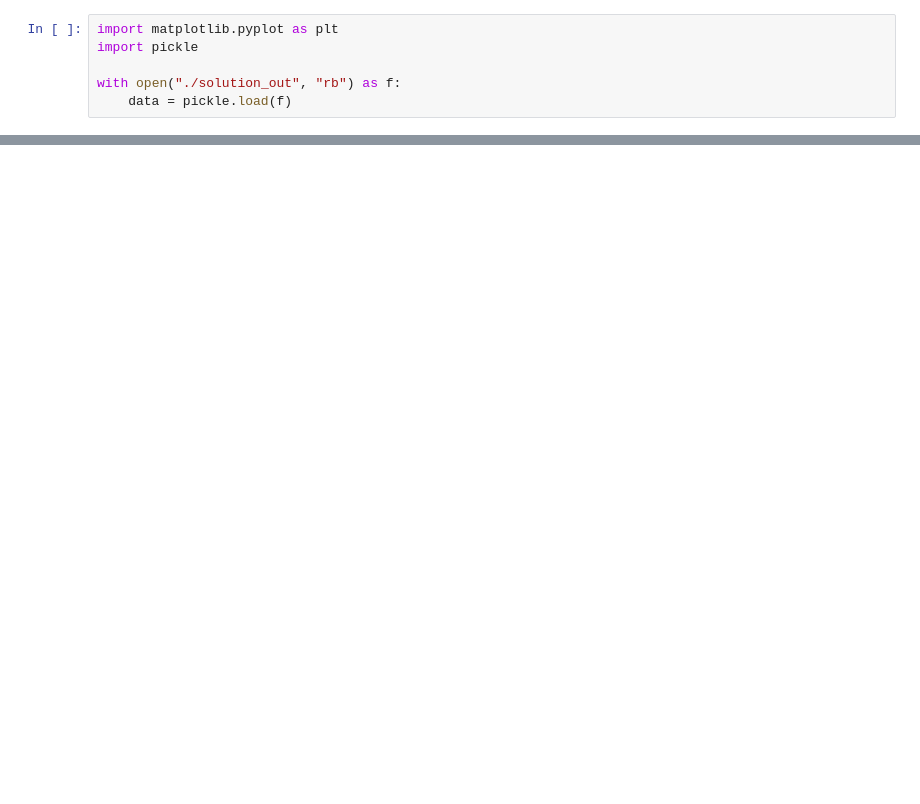
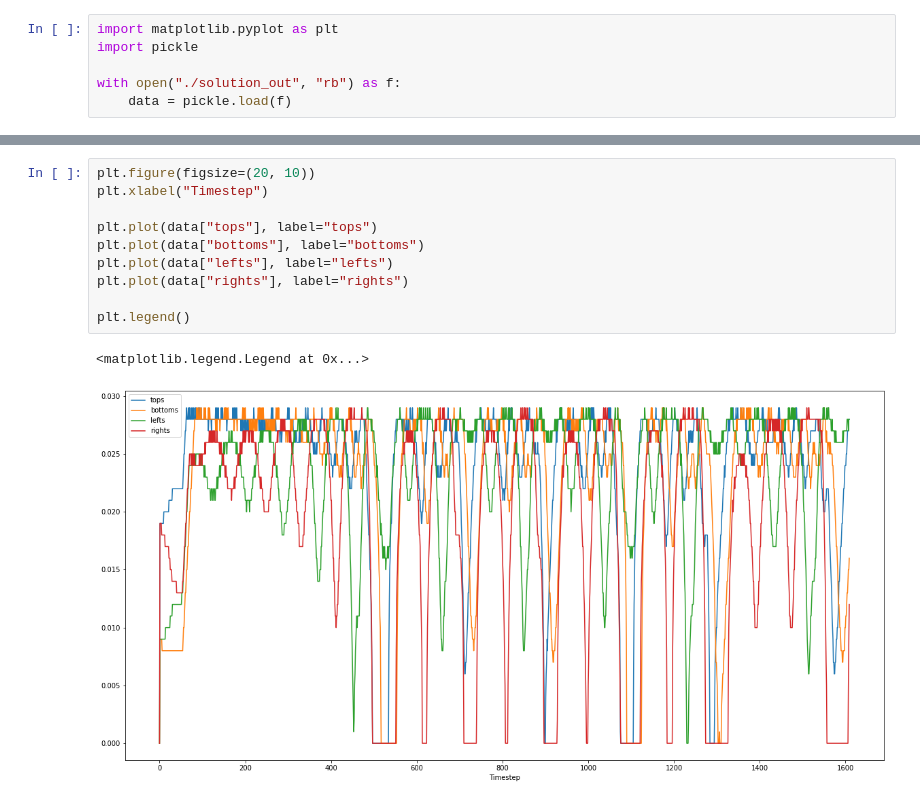
Before and after one commit to YashSax/BotsRace, a Jupyter notebook: plot_data.ipynb, the cells around one changed output, grey strips where cells are left out. Cells and saved outputs as stored; diff of their text form; blank space fills up the shorter version.

```diff
--- a/plot_data.ipynb
+++ b/plot_data.ipynb
@@ -19,0 +25,13 @@ plt.legend()
+# %%
+plt.figure(figsize=(20, 10))
+plt.xlabel("Timestep")
+
+plt.plot(data["tops"], label="tops")
+plt.plot(data["bottoms"], label="bottoms")
+plt.plot(data["lefts"], label="lefts")
+plt.plot(data["rights"], label="rights")
+
+plt.legend()
+# %% [output]
+<matplotlib.legend.Legend at 0x...>
+[figure, added]
```
Also changed, not shown: parts of 1 cell of this notebook, 6 other files.
